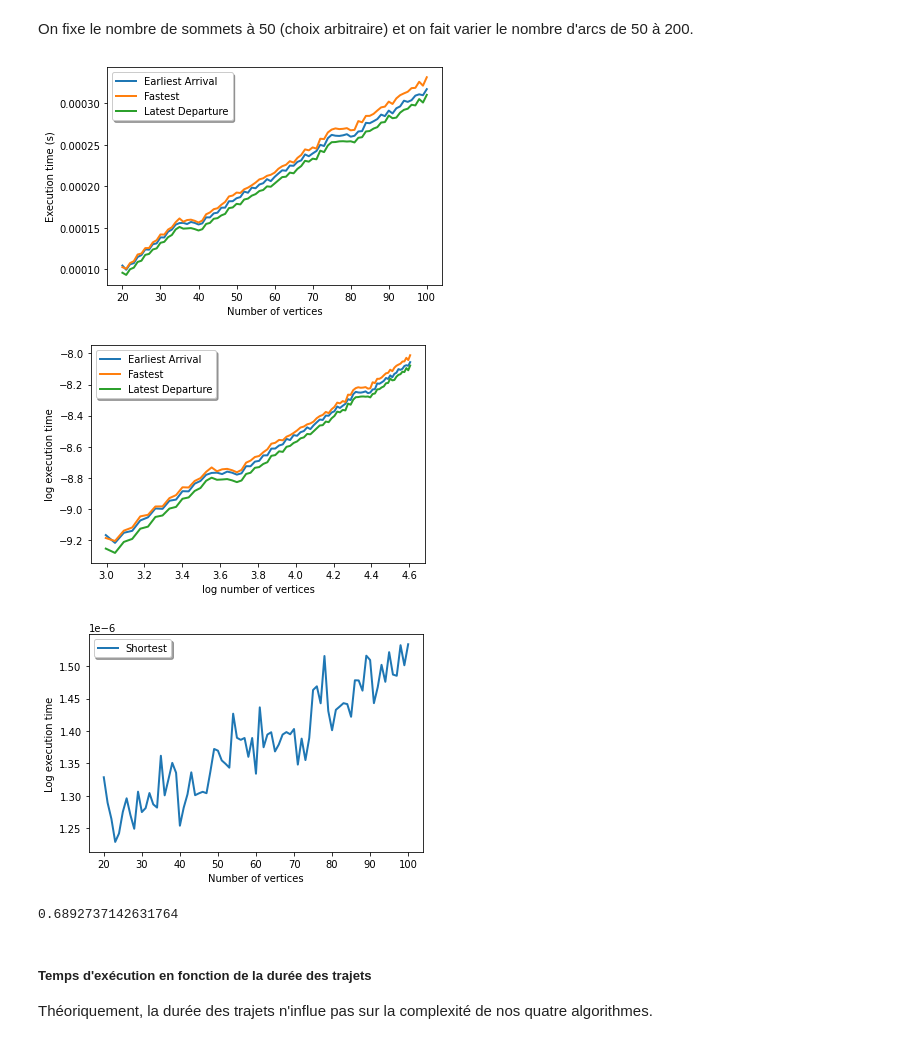
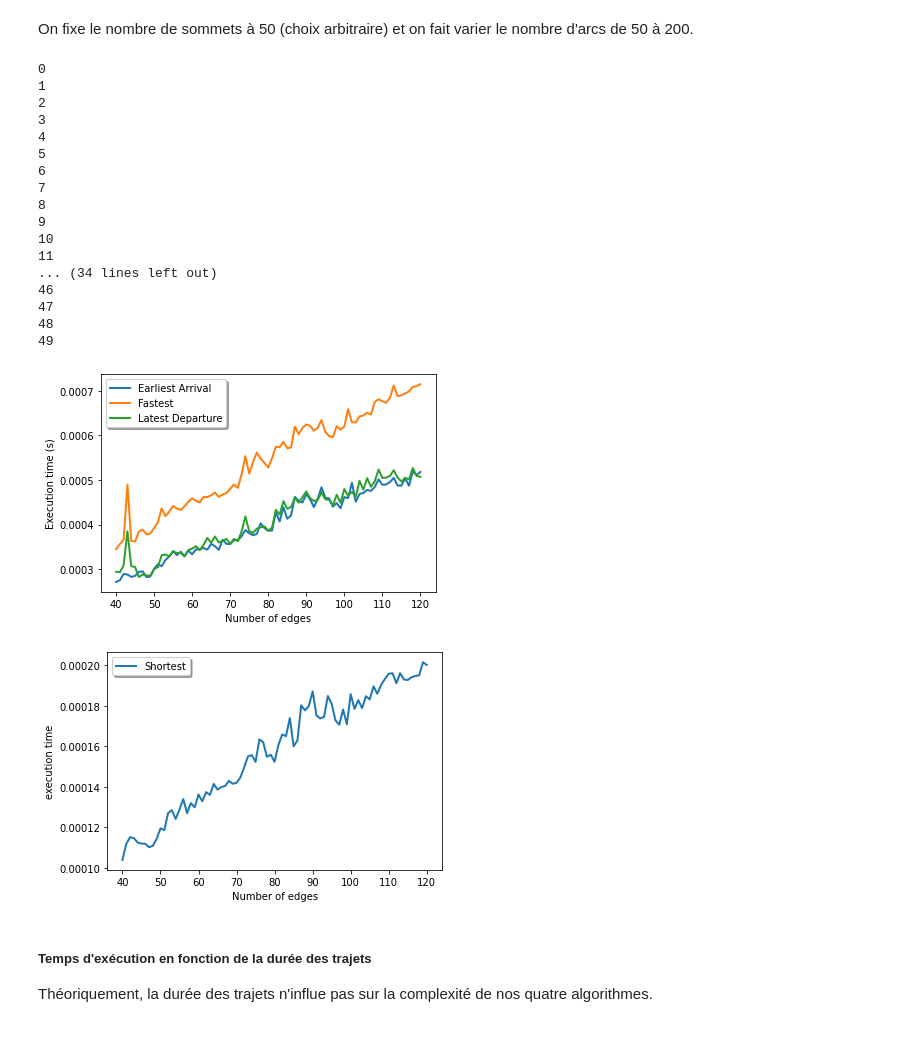
Before and after one commit to MdeCastelbajac/MOGPL, a Jupyter notebook: MOGPL.ipynb, the cells around one changed output. Drawn from its saved outputs; the diff is of its cells as text; code cells hidden in the pictures.

Commit message:
correction génération graphe

```diff
--- a/MOGPL.ipynb
+++ b/MOGPL.ipynb
@@ -453,8 +451,8 @@ Et pour $n$ s'incrémentant, on crée un multigraphe et on applique les quatre a
 # fixed parameters
 l = 1
 
-n = 75
-repeat = 100
+n = 200
+repeat = 50
 
 minDate = 0
 maxDate = float('Inf')
@@ -467,10 +465,11 @@ verticeNumber = np.zeros(n)
 # %%
 # Harvest results
 for j in range(repeat):
+    print(j)
     for i in range(1,n+1,1):
         verticeNumber[i-1] = i
         # MG & G generation
-        MGtest = createMultiGraph(i, 2*i, l)
+        MGtest = createMultiGraph(i, 3*i, l)
         Gtest = createGraphFromMultiGraph(MGtest)
 
         # Algorithms
@@ -572,9 +587,10 @@ On fixe le nombre de sommets à 50 (choix arbitraire) et on fait varier le nombr
 n = 20
 l = 1
 
-repeat = 1000
-maxE = 100
-minE = n
+# We need 2*n edges to make sure the last vertex is reached
+repeat = 50
+maxE = 6*n
+minE = 2*n
 
 size = maxE - minE +1
 
@@ -590,10 +606,11 @@ verticeNumber = np.zeros(size)
 # %%
 # Harvest results
 for j in range(repeat):
+    print(j)
     for i in range(minE,maxE+1,1):
         verticeNumber[i-minE] = i
         # MG & G generation
-        MGtest = createMultiGraph(v, i, l)
+        MGtest = createMultiGraph(n, i, l)
         Gtest = createGraphFromMultiGraph(MGtest)
         nodes = list(MGtest.nodes())
            # Algorithms
@@ -605,22 +622,40 @@ for j in range(repeat):
             continue
         # 1
         t1 = time.time()
-        earliestArrivalPath(Gtest, sortedVertices['1'][0][0], nodes[v-1], sortedVertices, minDate, maxDate)
+        earliestArrivalPath(Gtest, sortedVertices['1'][0][0], nodes[n-1], sortedVertices, minDate, maxDate)
         resultTime1[i-minE] += time.time() - t1  + sortingTime
 
         # 2
         t2 = time.time()
-        latestDeparturePath(Gtest,sortedVertices['1'][0][0], nodes[v-1], sortedVertices, minDate, maxDate)
+        latestDeparturePath(Gtest,sortedVertices['1'][0][0], nodes[n-1], sortedVertices, minDate, maxDate)
         resultTime2[i-minE] += time.time() - t2  + sortingTime
 
         # 3
         t3 = time.time()
-        fastestPath(Gtest,sortedVertices['1'][0][0], nodes[v-1], minDate, maxDate)
+        fastestPath(Gtest,sortedVertices['1'][0][0], nodes[n-1], minDate, maxDate)
         resultTime3[i-minE] += time.time() - t3  + sortingTime
         # 4
         t4 = time.time()
-        shortestPath(Gtest, sortedVertices['1'][0][0], nodes[v-1], sortedVertices, minDate, maxDate)
+        shortestPath(Gtest, sortedVertices['1'][0][0], nodes[n-1], sortedVertices, minDate, maxDate)
         resultTime4[i-minE] += time.time() - t4
+# %% [output]
+0
+1
+2
+3
+4
+5
+6
+7
+8
+9
+10
+11
+... (34 lines left out)
+46
+47
+48
+49
 # %%
 resultTime1 /= repeat
 resultTime2 /= repeat
@@ -629,41 +664,24 @@ resultTime4 /= repeat
 # %%
 # Display results
 
 fig, ax = plt.subplots()
 l1 = ax.plot(verticeNumber, resultTime1, linewidth=2.0, label='Earliest Arrival')
 l3 = ax.plot(verticeNumber, resultTime3, linewidth=2.0, label='Fastest')
 l2 = ax.plot(verticeNumber, resultTime2, linewidth=2.0, label='Latest Departure')
 legend = ax.legend(loc='upper left', shadow=True)
-ax.set_xlabel("Number of vertices")
+ax.set_xlabel("Number of edges")
 ax.set_ylabel("Execution time (s)")
 plt.show()
 
 fig, ax = plt.subplots()
-l1 = ax.plot(np.log(verticeNumber), np.log(resultTime1), linewidth=2.0, label='Earliest Arrival')
-l3 = ax.plot(np.log(verticeNumber), np.log(resultTime3), linewidth=2.0, label='Fastest')
-l2 = ax.plot(np.log(verticeNumber), np.log(resultTime2), linewidth=2.0, label='Latest Departure')
-ax.set_xlabel("log number of vertices")
-ax.set_ylabel("log execution time")
-legend = ax.legend(loc='upper left', shadow=True)
-plt.show()
-
-
-fig, ax = plt.subplots()
 l4 = ax.plot(verticeNumber, resultTime4, linewidth=2.0, label='Shortest')
 legend = ax.legend(loc='upper left', shadow=True)
-ax.set_xlabel("Number of vertices")
-ax.set_ylabel("Log execution time")
+ax.set_xlabel("Number of edges")
+ax.set_ylabel("execution time")
 plt.show()
 # %% [output]
-[figure, old version]
+[figure, new version]
-[figure, old version]
+[figure, new version]
-[figure, removed]
-# %%
-# calcul des coefficients directeurs
-divisor = np.log(verticeNumber[-1]) - np.log(verticeNumber[10])
-print((np.log(resultTime1[-1]) - np.log(resultTime1[10])) / divisor)
-# %% [output]
-0.6892737142631764
 # %% [markdown]
 ##### Temps d'exécution en fonction de la durée des trajets
 
```
Also changed, not shown: parts of 10 cells of this notebook.
